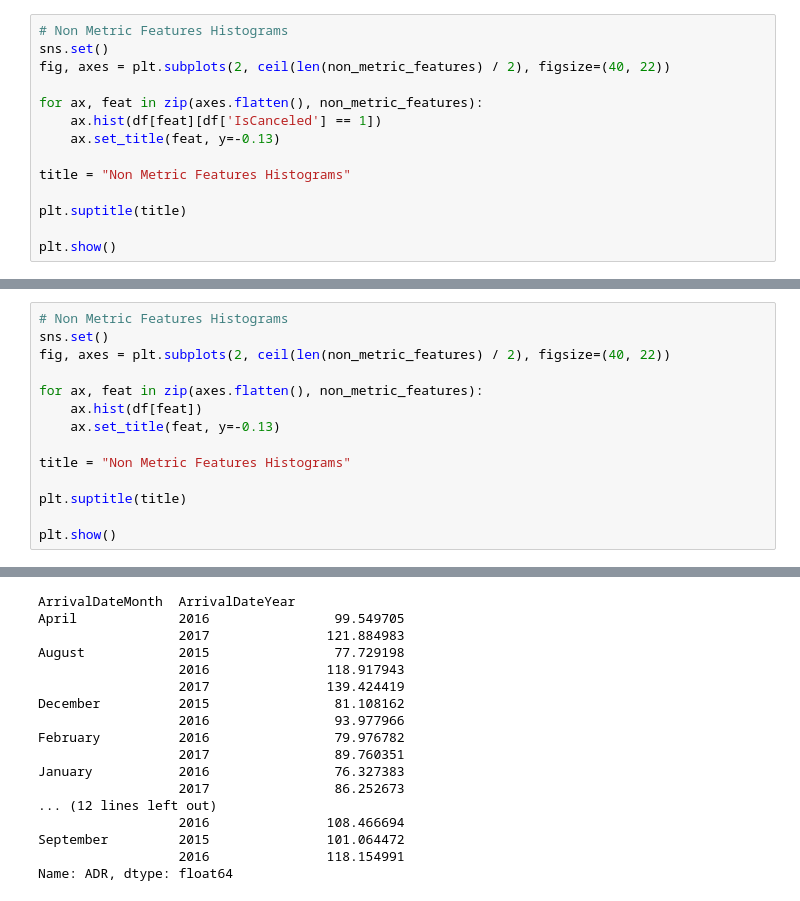
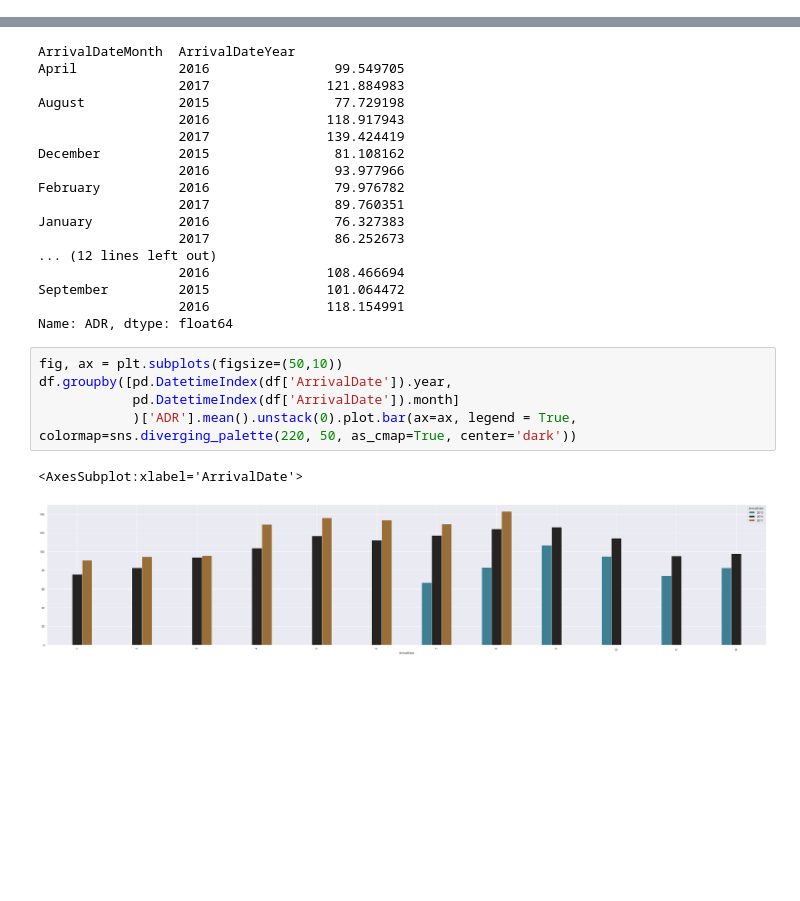
Before and after one commit to diogobulhosa/BC2, a Jupyter notebook: scripts/BC2-Notebook_Visuals.ipynb, the cells around one changed output, grey strips where cells are left out. Cells and saved outputs as stored; diff of their text form; blank space fills up the shorter version.

```diff
--- a/scripts/BC2-Notebook_Visuals.ipynb
+++ b/scripts/BC2-Notebook_Visuals.ipynb
@@ -62,17 +63,3 @@ pd.DatetimeIndex(df['ArrivalDate']).month]
 # %% [output]
 <AxesSubplot:xlabel='ArrivalDate,ArrivalDate'>
 [figure]
-# %%
-# Non Metric Features Histograms
-sns.set()
-fig, axes = plt.subplots(2, ceil(len(non_metric_features) / 2), figsize=(40, 22))
-
-for ax, feat in zip(axes.flatten(), non_metric_features):
-    ax.hist(df[feat][df['IsCanceled'] == 1])
-    ax.set_title(feat, y=-0.13)
-
-title = "Non Metric Features Histograms"
-
-plt.suptitle(title)
-
-plt.show()
@@ -98,17 +83,3 @@ plt.suptitle(title)
 plt.show()
 # %% [output]
 [figure]
-# %%
-# Non Metric Features Histograms
-sns.set()
-fig, axes = plt.subplots(2, ceil(len(non_metric_features) / 2), figsize=(40, 22))
-
-for ax, feat in zip(axes.flatten(), non_metric_features):
-    ax.hist(df[feat])
-    ax.set_title(feat, y=-0.13)
-
-title = "Non Metric Features Histograms"
-
-plt.suptitle(title)
-
-plt.show()
@@ -197,3 +171,11 @@ January           2016                76.327383
 September         2015               101.064472
                   2016               118.154991
 Name: ADR, dtype: float64
+# %%
+fig, ax = plt.subplots(figsize=(50,10))
+df.groupby([pd.DatetimeIndex(df['ArrivalDate']).year,
+            pd.DatetimeIndex(df['ArrivalDate']).month]
+            )['ADR'].mean().unstack(0).plot.bar(ax=ax, legend = True, colormap=sns.diverging_palette(220, 50, as_cmap=True, center='dark'))
+# %% [output]
+<AxesSubplot:xlabel='ArrivalDate'>
+[figure, added]
```
Also changed, not shown: parts of 5 cells of this notebook, 1 other file.
